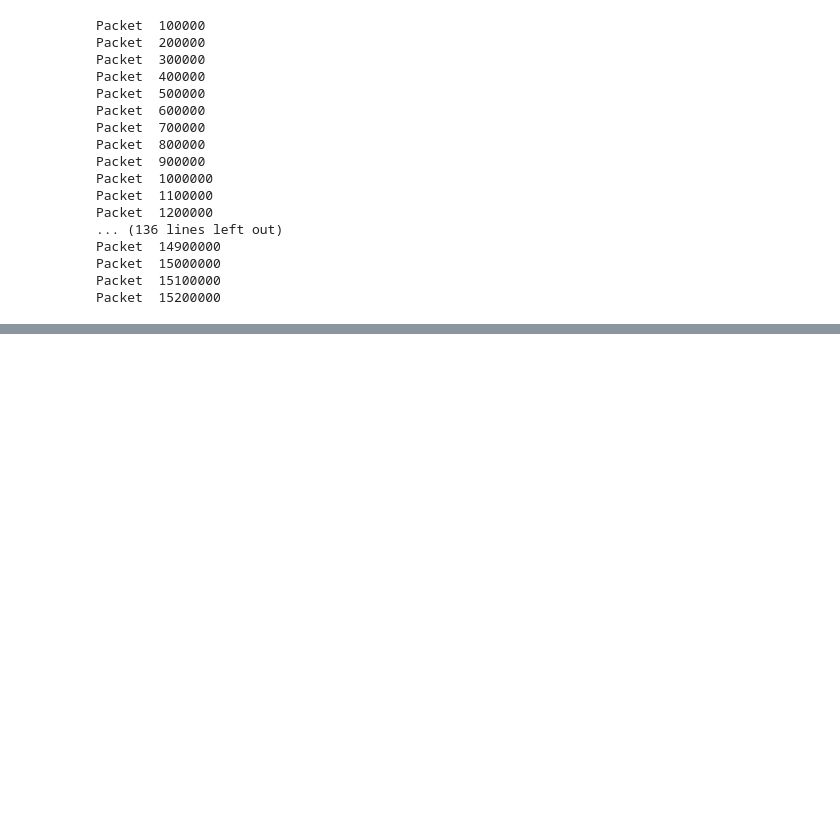
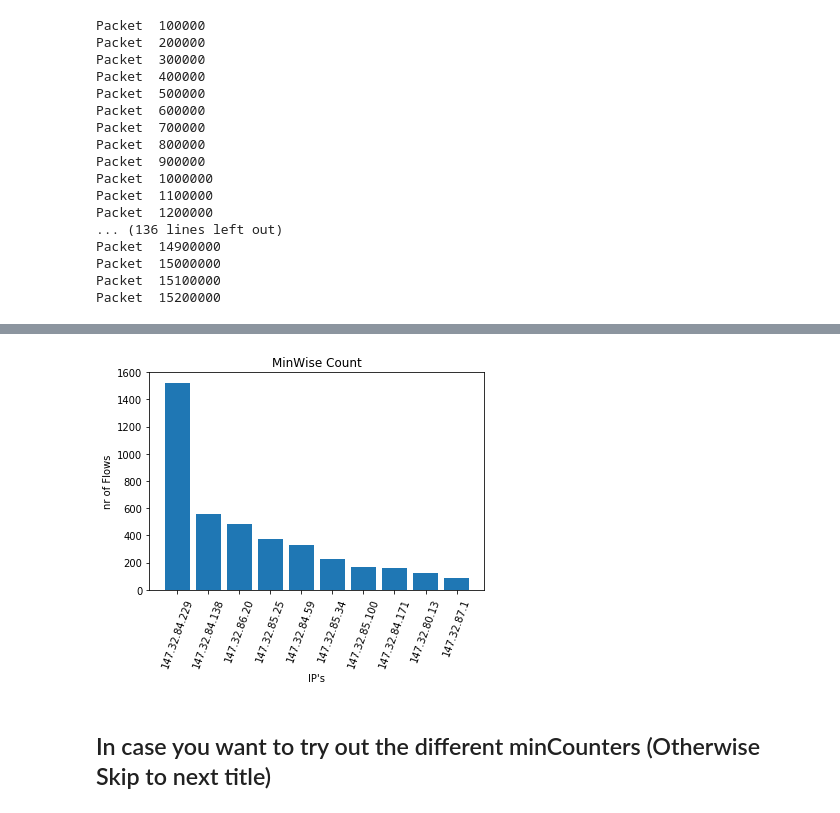
Before and after one commit to PedroCaldeira/CDA2018_G35, a Jupyter notebook: 3rd assignment/minwise_sampling.ipynb, the cells around one changed output, grey strips where cells are left out. Saved outputs shown, nothing was run; the diff lists cells and outputs as text; code cells hidden in the pictures; blank space fills up the shorter version.

```diff
--- a/3rd assignment/minwise_sampling.ipynb
+++ b/3rd assignment/minwise_sampling.ipynb
@@ -190,0 +207,12 @@ Packet  15200000
+# %%
+plt.bar(range(len(minCounterValues)), [val[1] for val in minCounterValues], align='center')
+plt.xticks(range(len(minCounterValues)), [val[0] for val in minCounterValues])
+plt.xticks(rotation=70)
+plt.xlabel("IP's")
+plt.ylabel("nr of Flows")
+plt.title("MinWise Count")
+plt.show()
+# %% [output]
+[figure, added]
+# %% [markdown]
+## In case you want to try out the different minCounters  (Otherwise Skip to next title)
```
Also changed, not shown: parts of 37 cells of this notebook, 1 other file.
